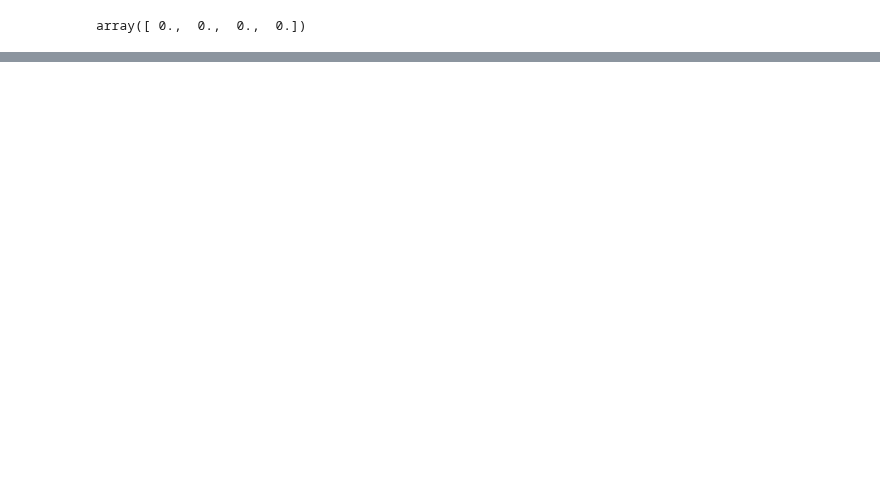
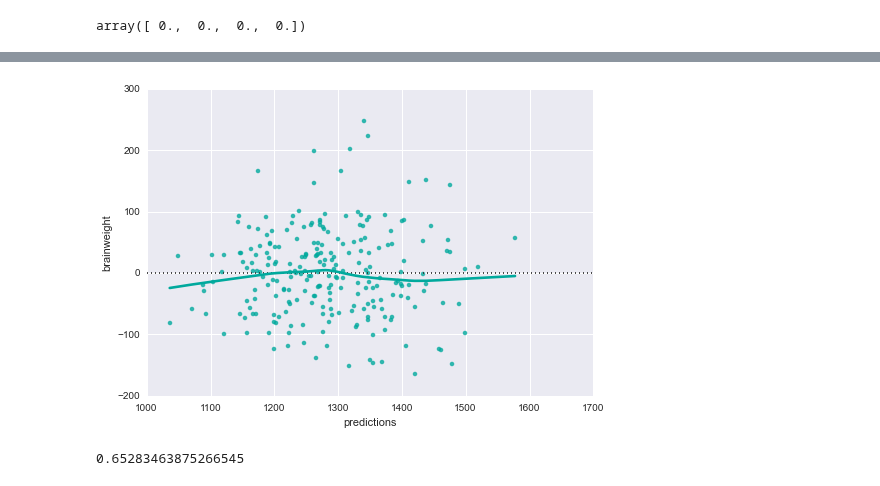
Before and after one commit to leonvanbokhorst/NoteBooks-Statistics-and-MachineLearning, a Jupyter notebook: 0021 Multivariate Linear Regression with Gradient Descent.ipynb, the cells around one changed output, grey strips where cells are left out. Saved outputs shown, nothing was run; the diff lists cells and outputs as text; code cells hidden in the pictures; blank space fills up the shorter version.

```diff
--- a/0021 Multivariate Linear Regression with Gradient Descent.ipynb
+++ b/0021 Multivariate Linear Regression with Gradient Descent.ipynb
@@ -326,0 +313,16 @@ ValueError: non-broadcastable output operand with shape (4,) doesn't match the b
+# %%
+# Plot the residuals
+p = sns.residplot(training_set.predictions, training_set.brainweight, lowess=True)
+plt.show()
+# %% [output]
+[figure, added]
+# %%
+# Calculate the effect size r^2
+d = np.array(training_set.brainweight)
+p = np.array(training_set.predictions)
+m = np.mean(d)
+
+r_squared = 1 - np.square(d - p).sum() / np.square(d - m).sum()
+r_squared
+# %% [output]
+0.65283463875266545
```
Also changed, not shown: parts of 16 cells of this notebook.
